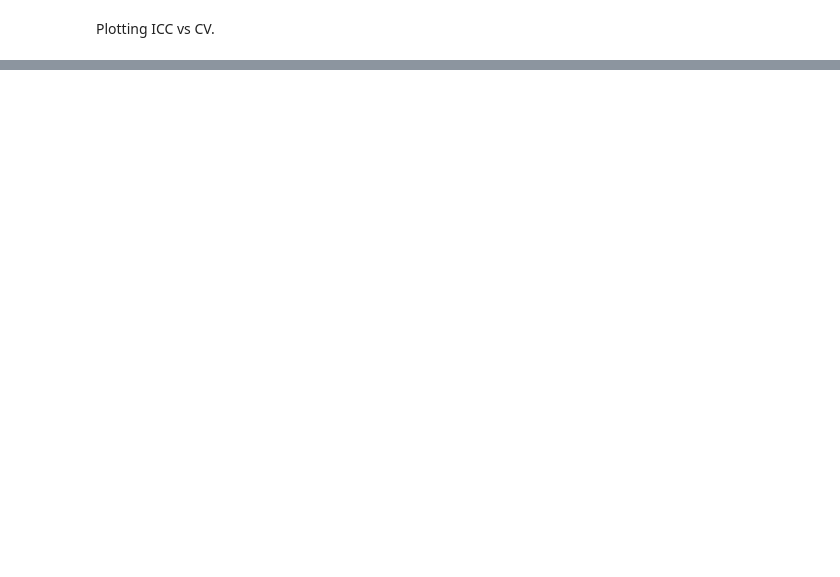
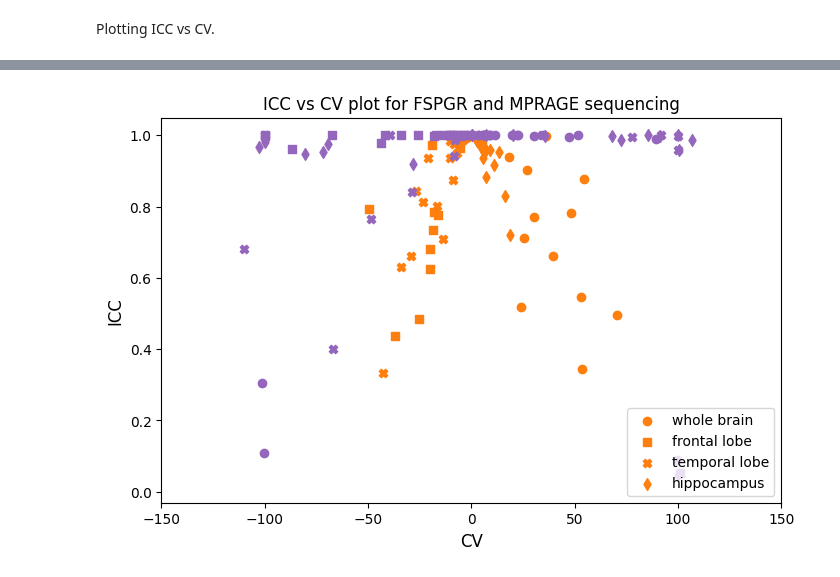
Before and after one commit to Crtox/asymmetryAD, a Jupyter notebook: code/test_retest.ipynb, the cells around one changed output, grey strips where cells are left out. Drawn from its saved outputs; the diff is of its cells as text; code cells hidden in the pictures; blank space fills up the shorter version.

```diff
--- a/code/test_retest.ipynb
+++ b/code/test_retest.ipynb
@@ -333,3 +419,9 @@ print(CV_mprage)
+# %%
+#MPRAGE
+CV_whole_brain_mprage = calculate_CV(AI_whole_brain_first_mprage, AI_whole_brain_second_mprage)
+CV_frontal_lobe_mprage = calculate_CV(AI_frontal_lobe_first_mprage, AI_frontal_lobe_second_mprage)
+CV_temporal_lobe_mprage = calculate_CV(AI_temporal_lobe_first_mprage, AI_temporal_lobe_second_mprage)
+CV_hippocampus_mprage = calculate_CV(AI_hippocampus_first_mprage, AI_hippocampus_second_mprage)
 # %% [markdown]
 Intraclass Correlation Coefficient (ICC) <br>
 Describes how strongly units in the same group resemble each other.
@@ -346,2 +429,14 @@ print(ICC_mprage)
+# %%
+#FSPGR
+ICC_whole_brain_fspgr = calculate_ICC(AI_whole_brain_first_fspgr, AI_whole_brain_second_fspgr)
+ICC_frontal_lobe_fspgr = calculate_ICC(AI_frontal_lobe_first_fspgr, AI_frontal_lobe_second_fspgr)
+ICC_temporal_lobe_fspgr = calculate_ICC(AI_temporal_lobe_first_fspgr, AI_temporal_lobe_second_fspgr)
+ICC_hippocampus_fspgr = calculate_ICC(AI_hippocampus_first_fspgr, AI_hippocampus_second_fspgr)
+# %%
+#MPRAGE
+ICC_whole_brain_mprage = calculate_ICC(AI_whole_brain_first_mprage, AI_whole_brain_second_mprage)
+ICC_frontal_lobe_mprage = calculate_ICC(AI_frontal_lobe_first_mprage, AI_frontal_lobe_second_mprage)
+ICC_temporal_lobe_mprage = calculate_ICC(AI_temporal_lobe_first_mprage, AI_temporal_lobe_second_mprage)
+ICC_hippocampus_mprage = calculate_ICC(AI_hippocampus_first_mprage, AI_hippocampus_second_mprage)
 # %% [markdown]
 Plotting ICC vs CV.
@@ -358,0 +443,36 @@ plt.show()
+# %%
+plt.figure(figsize=(8, 5))
+
+plt.scatter(CV_whole_brain_fspgr, ICC_whole_brain_fspgr, marker='o', color='tab:orange', label='FSPGR')
+plt.scatter(CV_frontal_lobe_fspgr, ICC_frontal_lobe_fspgr, marker='s', color='tab:orange')
+plt.scatter(CV_temporal_lobe_fspgr, ICC_temporal_lobe_fspgr, marker='X', color='tab:orange')
+plt.scatter(CV_hippocampus_fspgr, ICC_hippocampus_fspgr, marker='d', color='tab:orange')
+
+plt.scatter(CV_whole_brain_mprage, ICC_whole_brain_mprage, marker='o', color='tab:purple', label='MPRAGE')
+plt.scatter(CV_frontal_lobe_mprage, ICC_frontal_lobe_mprage, marker='s', color='tab:purple')
+plt.scatter(CV_temporal_lobe_mprage, ICC_temporal_lobe_mprage, marker='X', color='tab:purple')
+plt.scatter(CV_hippocampus_mprage, ICC_hippocampus_mprage, marker='d', color='tab:purple')
+
+#plt.xlim(-150, 150)
+
+plt.xlabel('CV', fontsize=12)
+plt.ylabel('ICC', fontsize=12)
+plt.title('ICC vs CV plot for FSPGR and MPRAGE sequencing')
+
+# Custom legend handles for shapes
+shape_whole_brain = plt.Line2D([], [], color='black', marker='o', linestyle='None', markersize=8, label='whole brain')
+shape_frontal_lobe = plt.Line2D([], [], color='black', marker='s', linestyle='None', markersize=8, label='frontal lobe')
+shape_temporal_lobe = plt.Line2D([], [], color='black', marker='X', linestyle='None', markersize=8, label='temporal lobe')
+shape_hippocampus = plt.Line2D([], [], color='black', marker='d', linestyle='None', markersize=8, label='hippocampus')
+
+# Custom legend handles for colors
+color_fspgr = mpatches.Patch(color='tab:orange', label='FSPGR')
+color_mprage = mpatches.Patch(color='tab:purple', label='MPRAGE')
+
+# Creating the legend
+plt.legend(handles=[shape_whole_brain, shape_frontal_lobe, shape_temporal_lobe, shape_hippocampus, color_fspgr, color_mprage],
+           loc='lower right', fontsize=10)
+
+plt.show()
+# %% [output]
+[figure, added]
```
Also changed, not shown: parts of 33 cells of this notebook, 1 other file.
